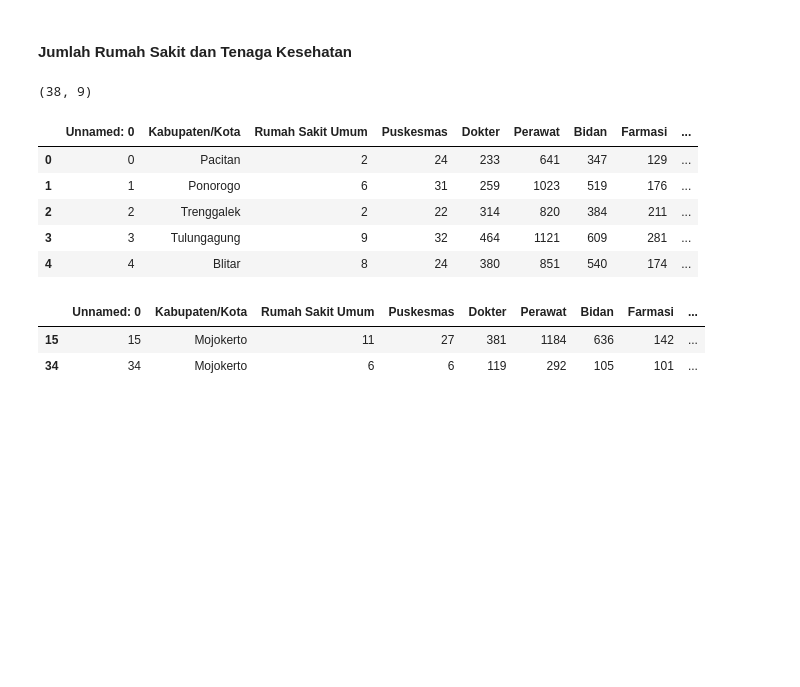
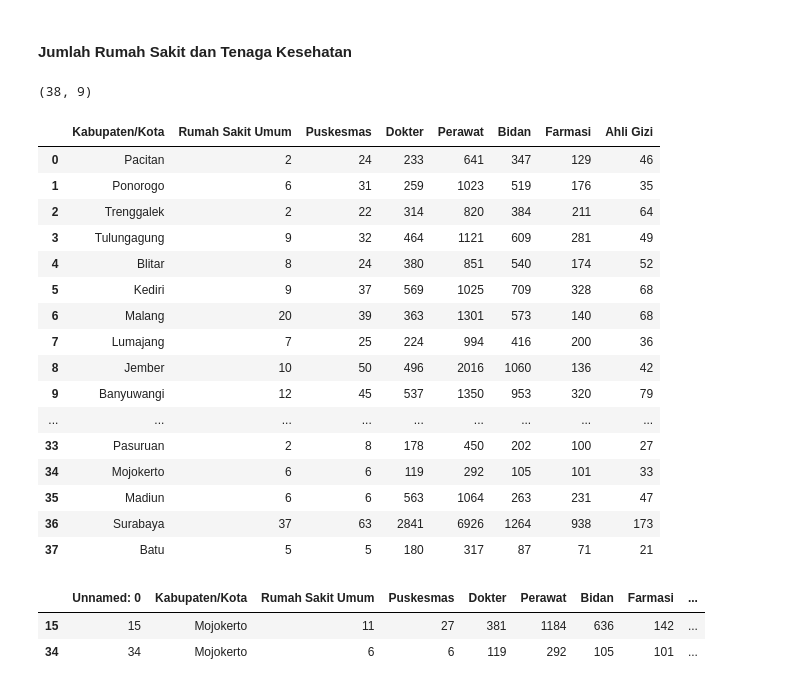
Before and after one commit to whisnumurtyga/coder-data-engineering, a Jupyter notebook: Pertemuan 9 - Outlier & Data Enriching/enriching.ipynb, the cells around one changed output. Saved outputs shown, nothing was run; the diff lists cells and outputs as text; code cells hidden in the pictures; blank space fills up the shorter version.

Commit message:
merge jumlah rs dan nakes

```diff
--- a/Pertemuan 9 - Outlier & Data Enriching/enriching.ipynb
+++ b/Pertemuan 9 - Outlier & Data Enriching/enriching.ipynb
@@ -4,6 +4,12 @@ import numpy as np
 import seaborn as sns
 import matplotlib.pyplot as plt
 import matplotlib.image as mpimg
+# %%
+# Mengatur jumlah maksimum kolom yang akan ditampilkan
+pd.set_option('display.max_columns', None)
+
+# Mengatur lebar kolom agar tidak dipotong
+pd.set_option('display.max_colwidth', None)
 # %% [markdown]
 # **DATA    ENRICHING**
 # %%
@@ -73,15 +79,28 @@ jumlah_rs.head()
 # %%
 jumlah_rs_dan_nakes = pd.read_csv("data kesehatan jatim/jumlh rumah sakit dan tenaga kesehatan.csv")
 print(jumlah_rs_dan_nakes.shape)
-jumlah_rs_dan_nakes.head()
+
+jumlah_rs_dan_nakes = jumlah_rs_dan_nakes.drop(columns="Unnamed: 0", axis=1 )
+jumlah_rs_dan_nakes.head(100)
 # %% [output]
 (38, 9)
-|  | Unnamed: 0 | Kabupaten/Kota | Rumah Sakit Umum | Puskesmas | Dokter | Perawat | Bidan | Farmasi | ... |
-| 0 | 0 | Pacitan | 2 | 24 | 233 | 641 | 347 | 129 | ... |
-| 1 | 1 | Ponorogo | 6 | 31 | 259 | 1023 | 519 | 176 | ... |
-| 2 | 2 | Trenggalek | 2 | 22 | 314 | 820 | 384 | 211 | ... |
-| 3 | 3 | Tulungagung | 9 | 32 | 464 | 1121 | 609 | 281 | ... |
-| 4 | 4 | Blitar | 8 | 24 | 380 | 851 | 540 | 174 | ... |
+|  | Kabupaten/Kota | Rumah Sakit Umum | Puskesmas | Dokter | Perawat | Bidan | Farmasi | Ahli Gizi |
+| 0 | Pacitan | 2 | 24 | 233 | 641 | 347 | 129 | 46 |
+| 1 | Ponorogo | 6 | 31 | 259 | 1023 | 519 | 176 | 35 |
+| 2 | Trenggalek | 2 | 22 | 314 | 820 | 384 | 211 | 64 |
+| 3 | Tulungagung | 9 | 32 | 464 | 1121 | 609 | 281 | 49 |
+| 4 | Blitar | 8 | 24 | 380 | 851 | 540 | 174 | 52 |
+| 5 | Kediri | 9 | 37 | 569 | 1025 | 709 | 328 | 68 |
+| 6 | Malang | 20 | 39 | 363 | 1301 | 573 | 140 | 68 |
+| 7 | Lumajang | 7 | 25 | 224 | 994 | 416 | 200 | 36 |
+| 8 | Jember | 10 | 50 | 496 | 2016 | 1060 | 136 | 42 |
+| 9 | Banyuwangi | 12 | 45 | 537 | 1350 | 953 | 320 | 79 |
+| ... | ... | ... | ... | ... | ... | ... | ... | ... |
+| 33 | Pasuruan | 2 | 8 | 178 | 450 | 202 | 100 | 27 |
+| 34 | Mojokerto | 6 | 6 | 119 | 292 | 105 | 101 | 33 |
+| 35 | Madiun | 6 | 6 | 563 | 1064 | 263 | 231 | 47 |
+| 36 | Surabaya | 37 | 63 | 2841 | 6926 | 1264 | 938 | 173 |
+| 37 | Batu | 5 | 5 | 180 | 317 | 87 | 71 | 21 |
 # %%
 jumlah_rs_dan_nakes[jumlah_rs_dan_nakes['Kabupaten/Kota'].str.contains("Moj")]
 # %% [output]
```
Also changed, not shown: parts of 10 cells of this notebook.
